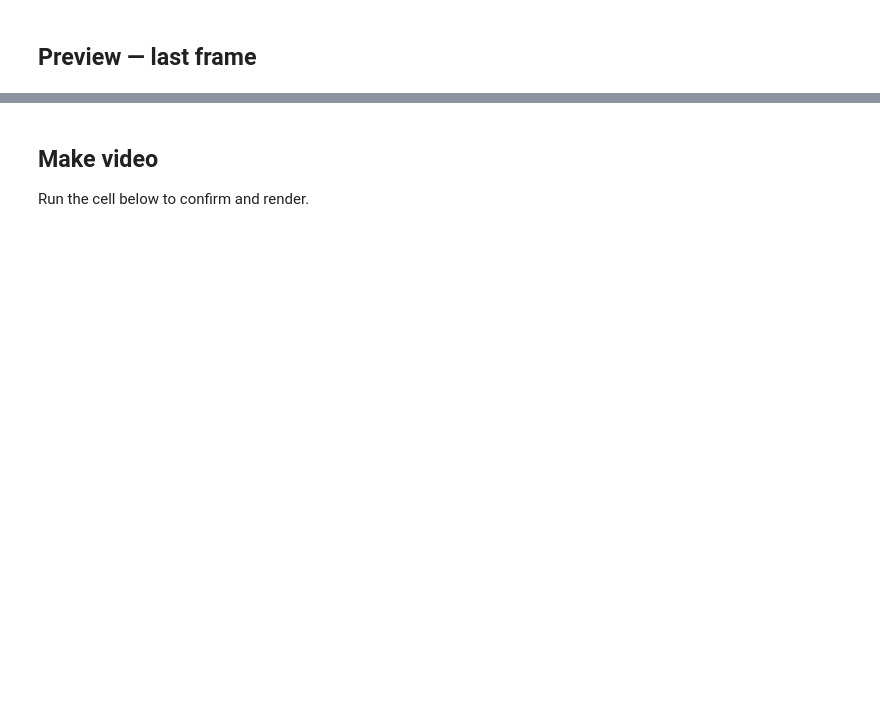
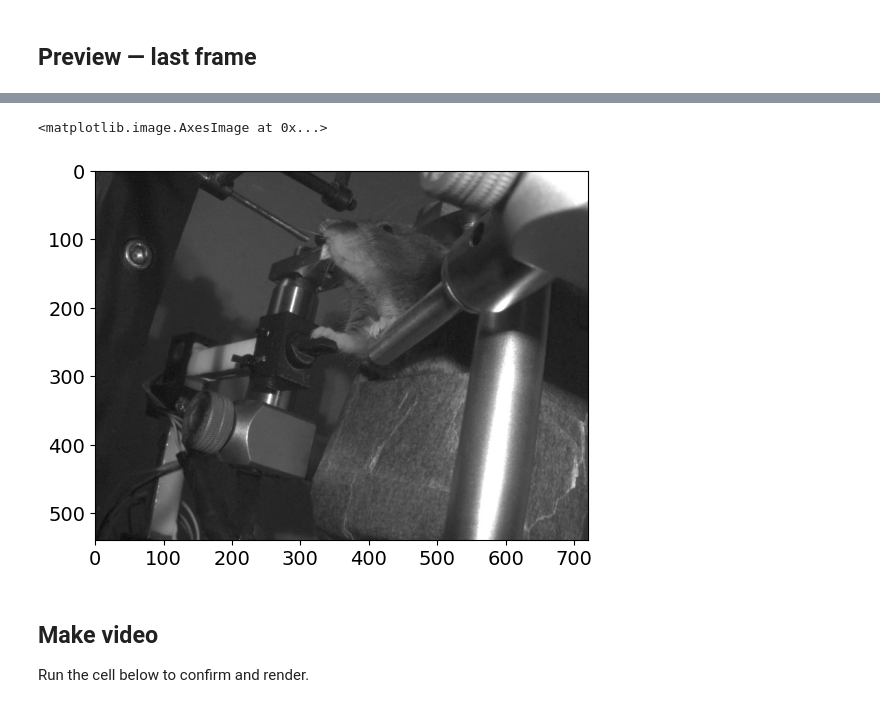
Before and after one commit to rozmar/NDNF-pipeline, a Jupyter notebook: Notebooks/videography.ipynb, the cells around one changed output, grey strips where cells are left out. Saved outputs shown, nothing was run; the diff lists cells and outputs as text; code cells hidden in the pictures; blank space fills up the shorter version.

Commit message:
videography updates

```diff
--- a/Notebooks/videography.ipynb
+++ b/Notebooks/videography.ipynb
@@ -22,19 +14,25 @@ matplotlib.rc('font', size=14)
 # %% [markdown]
 ## Parameters
 # %%
-subject_id      = 'human_10'
-session         = 0
-block           = 1
-trial_start     = 0     # block-relative: 0 = first trial of block
-trial_end       = 1
-camera_name     = 'FrontCamera'
+subject_id       = 'M013'
+session          = 7
+block            = 1
+trial_start      = 10     # block-relative: 0 = first trial of block
+trial_end        = 18
+camera_name      = 'SideCamera'
 
-tail_s          = 100     # seconds of force tail to show per frame
-force_axis_limit = 110.0  # (g) symmetric axis limits for both force plots
-output_path     = '/Users/neurozmar/Data/temp/trial_video.mp4'
-video_fps       = 20    # output video framerate
+tail_s           = 5   # seconds of force tail to show per frame
+force_axis_limit = 10.0  # (g) symmetric axis limits for both force plots
+clim_pct         = (0, 95)  # (low%, high%) percentiles for video brightness
+crop             = (150, 50, 0, 100)  # pixels to crop: (left, right, top, bottom)
+pad_start        = 1.0   # seconds to include before first trial
+pad_end          = 1.0   # seconds to include after last trial
+playback_speed   = 1.0   # 1.0 = real time, 2.0 = 2× faster, 0.5 = half speed
+output_dir       = '/Volumes/csoport16/temp/'#'/Users/neurozmar/Data/temp/'
+output_path      = os.path.join(output_dir, f'{subject_id}_s{session}_b{block}_t{trial_start}-{trial_end}_{camera_name}.mp4')
+video_fps        = 20    # framerate of saved file
 
-lang            = 'en'  # 'en' or 'hu'
+lang             = 'en'  # 'en' or 'hu'
 # %% [markdown]
 ## Load data from DataJoint
 # %%
@@ -210,3 +52,0 @@ plt.show()
-# %% [markdown]
-## Make video
-Run the cell below to confirm and render.
@@ -245,0 +53,8 @@ else:
+# %%
+plt.imshow(last_frame)
+# %% [output]
+<matplotlib.image.AxesImage at 0x...>
+[figure, added]
+# %% [markdown]
+## Make video
+Run the cell below to confirm and render.
```
Also changed, not shown: parts of 5 cells of this notebook, 1 other file.
